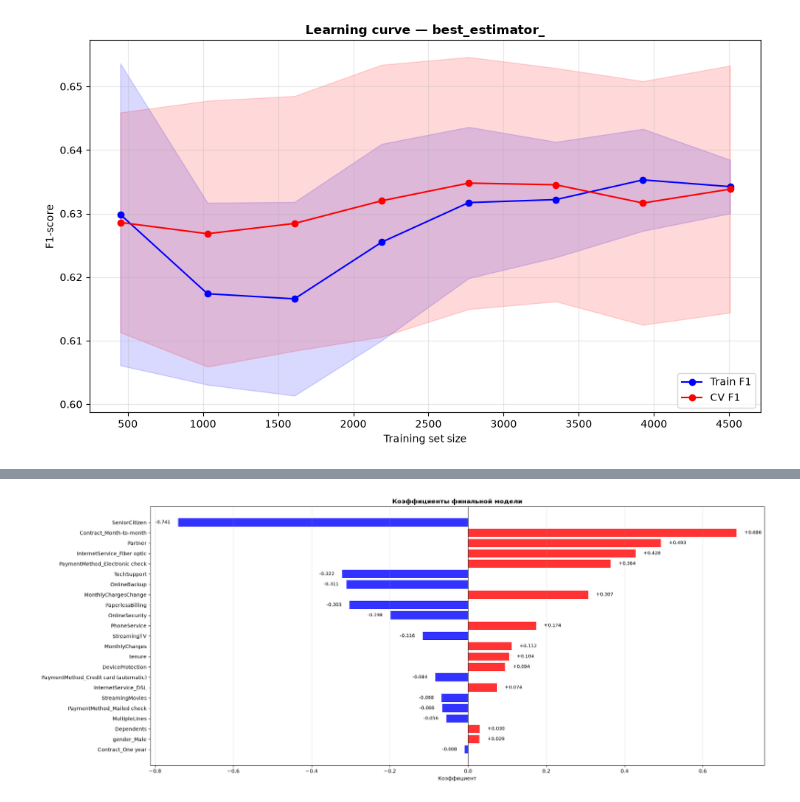
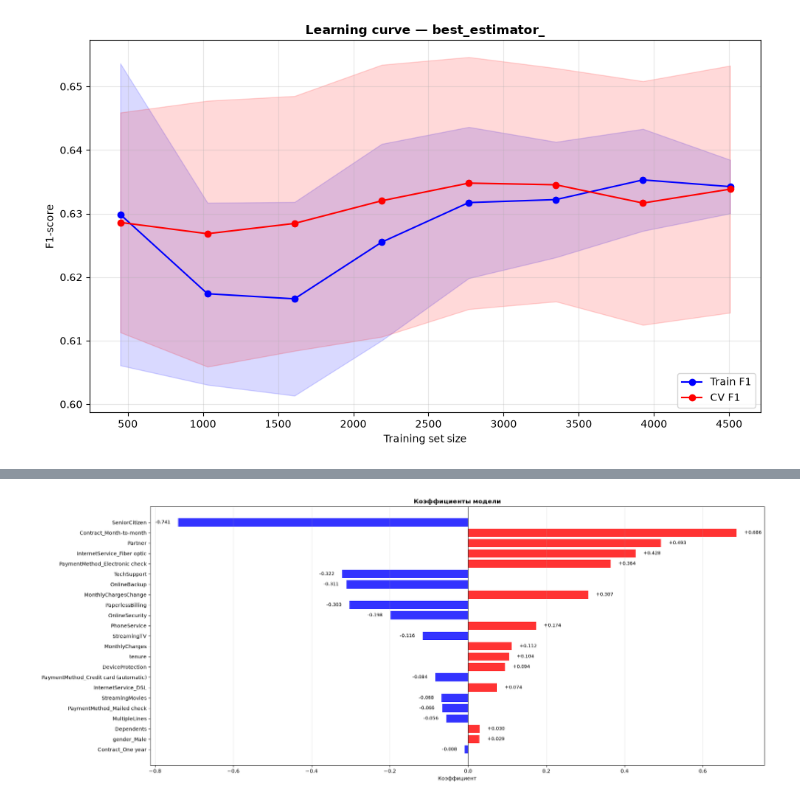
Before and after one commit to EntroKita/case_customer_churn, a Jupyter notebook: pipeline_customer_churn.ipynb, the cells around one changed output, grey strips where cells are left out. Saved outputs shown, nothing was run; the diff lists cells and outputs as text; code cells hidden in the pictures.

```diff
--- a/pipeline_customer_churn.ipynb
+++ b/pipeline_customer_churn.ipynb
@@ -1735,29 +1760,29 @@ TRAIN vs CV
 # %%
 best_model = grid.best_estimator_
 clf  = best_model.named_steps['classifier']
 feature_names = X_train.columns
 coef = clf.coef_[0]
 
 coef_sorted = pd.DataFrame({
     'feature': feature_names,
     'coef': coef,
     'abs_coef': np.abs(coef),
 }).sort_values('abs_coef', ascending=False).reset_index(drop=True).iloc[::-1]
 
 # построим график
 fig, ax = plt.subplots(figsize=(20, 8))
 colors = ['red' if c > 0 else 'blue' for c in coef_sorted['coef']]
 ax.barh(coef_sorted['feature'], coef_sorted['coef'], color=colors, alpha=0.8)
 ax.axvline(0, color='black', linewidth=0.8)
 
 for i, c in enumerate(coef_sorted['coef']):
     ax.text(c + (0.02 if c >= 0 else -0.02), i, f'{c:+.3f}',
             va='center', ha='left' if c >= 0 else 'right', fontsize=9)
 
 ax.set_xlabel('Коэффициент')
-ax.set_title('Коэффициенты финальной модели', fontweight='bold')
+ax.set_title('Коэффициенты модели', fontweight='bold')
 ax.grid(True, alpha=0.3, axis='x')
 plt.tight_layout()
 plt.show()
 # %% [output]
-[figure, old version]
+[figure, new version]
```
Also changed, not shown: parts of 8 cells of this notebook.
